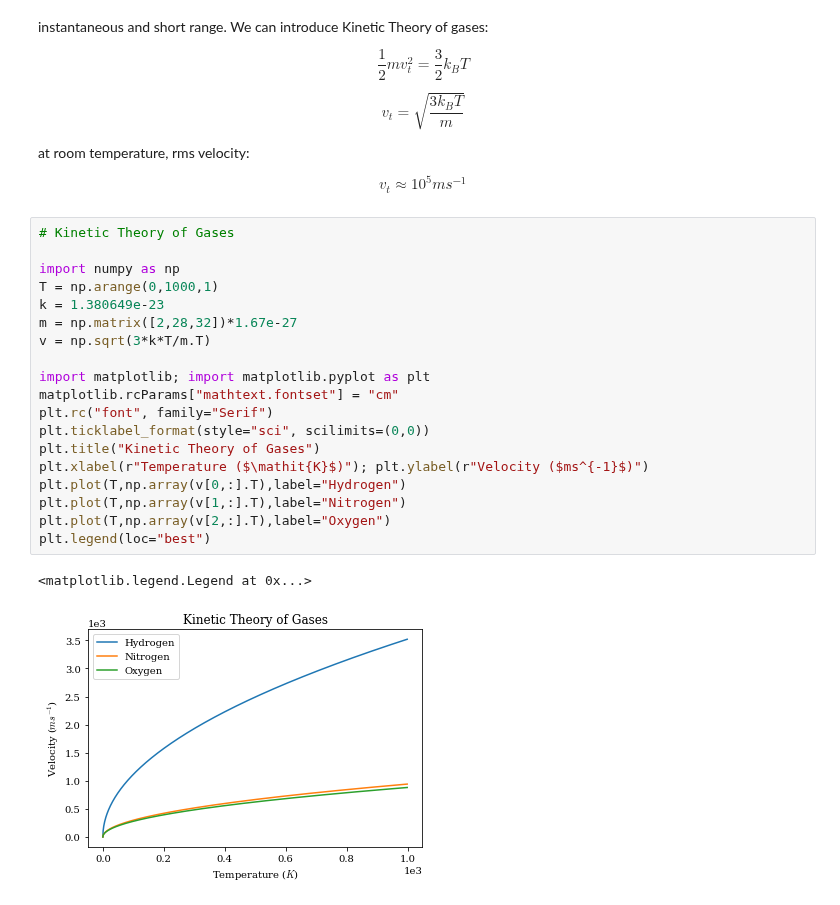
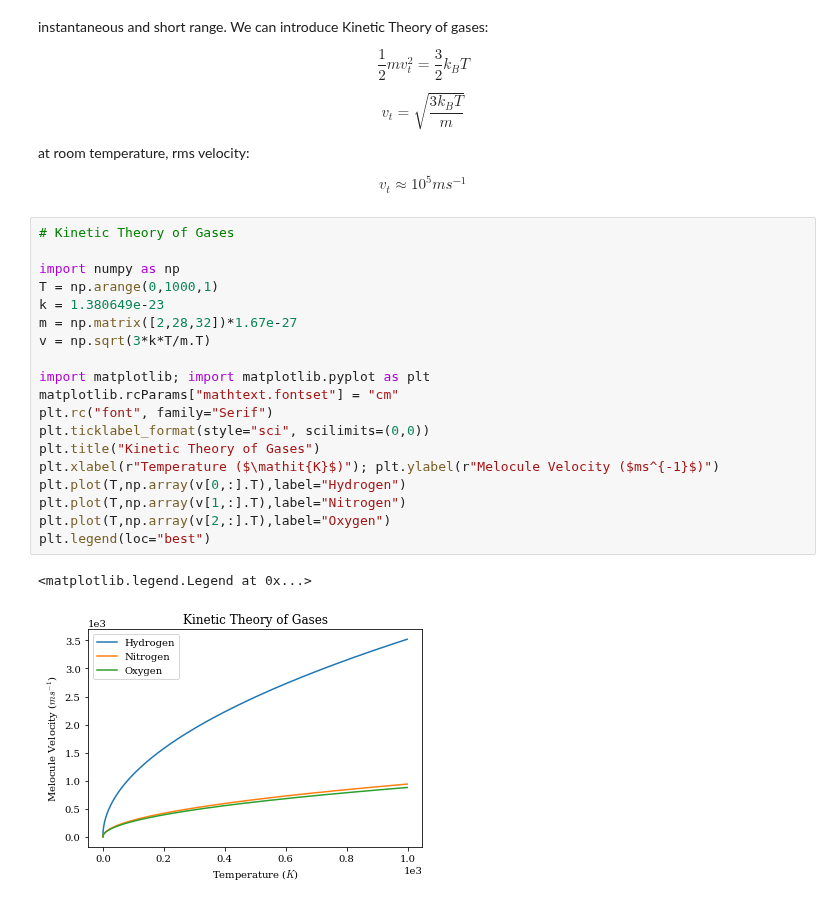
Before and after one commit to Photonico/USyd_CMP, a Jupyter notebook: Lecture 01/Lecture 01.ipynb, the cells around one changed output. Drawn from its saved outputs; the diff is of its cells as text.

```diff
--- a/Lecture 01/Lecture 01.ipynb
+++ b/Lecture 01/Lecture 01.ipynb
@@ -35,25 +35,25 @@ $$v_t \approx 10^5ms^{-1}$$
 # %%
 # Kinetic Theory of Gases
 
 import numpy as np
 T = np.arange(0,1000,1)
 k = 1.380649e-23
 m = np.matrix([2,28,32])*1.67e-27
 v = np.sqrt(3*k*T/m.T)
 
 import matplotlib; import matplotlib.pyplot as plt
 matplotlib.rcParams["mathtext.fontset"] = "cm"
 plt.rc("font", family="Serif")
 plt.ticklabel_format(style="sci", scilimits=(0,0))
 plt.title("Kinetic Theory of Gases")
-plt.xlabel(r"Temperature ($\mathit{K}$)"); plt.ylabel(r"Velocity ($ms^{-1}$)")
+plt.xlabel(r"Temperature ($\mathit{K}$)"); plt.ylabel(r"Melocule Velocity ($ms^{-1}$)")
 plt.plot(T,np.array(v[0,:].T),label="Hydrogen")
 plt.plot(T,np.array(v[1,:].T),label="Nitrogen")
 plt.plot(T,np.array(v[2,:].T),label="Oxygen")
 plt.legend(loc="best")
 # %% [output]
 <matplotlib.legend.Legend at 0x...>
-[figure, old version]
+[figure, new version]
 # %% [markdown]
 #### 3 assumptions of Drude's classical theory
 
```
Also changed, not shown: parts of 2 cells of this notebook.
